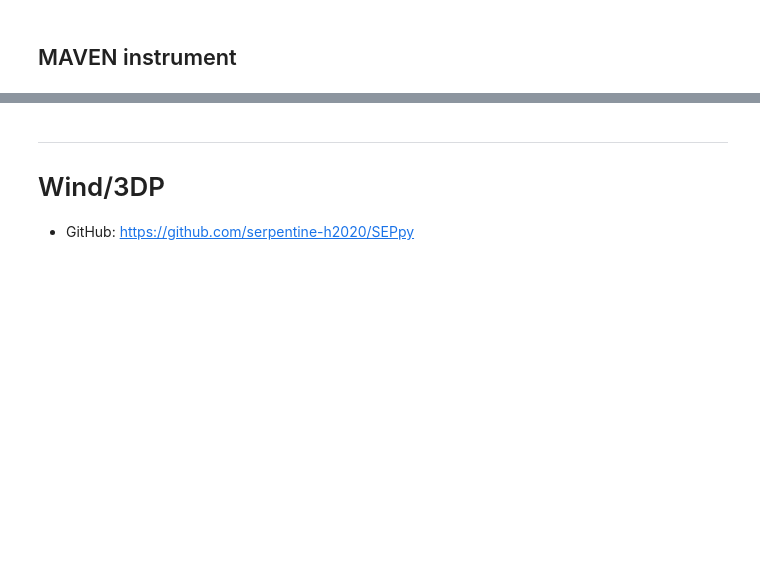
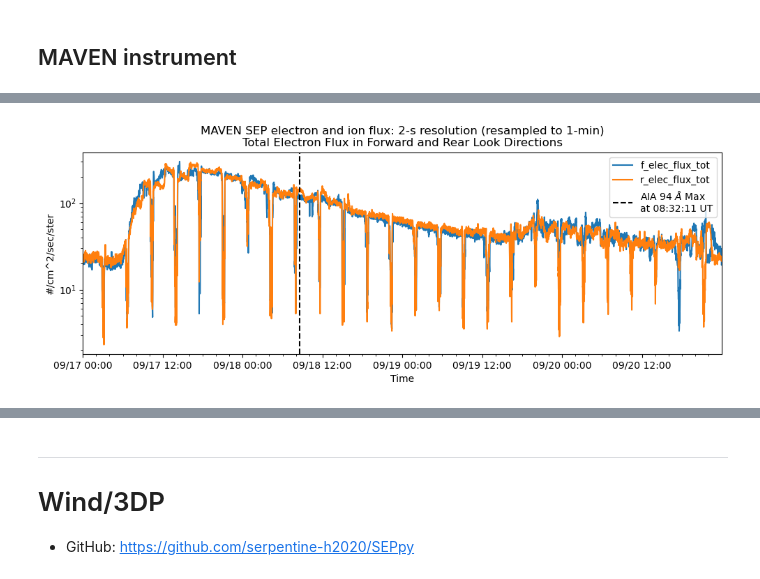
Before and after one commit to MohamedNedal/dias_work, a Jupyter notebook: particles.ipynb, the cells around one changed output, grey strips where cells are left out. Drawn from its saved outputs; the diff is of its cells as text; code cells hidden in the pictures; blank space fills up the shorter version.

```diff
--- a/particles.ipynb
+++ b/particles.ipynb
@@ -275,25 +306,35 @@ df_maven_r.set_index('time', inplace=True)
 df_maven_f = df_maven_f.resample('1min').mean()
 df_maven_r = df_maven_r.resample('1min').mean()
 # %%
-fig = plt.figure(figsize=[12,5])
+fig = plt.figure(figsize=[10,4])
 ax = fig.add_subplot(111)
 
-instrument = xarray_forward_maven.CDF['GATT']['TEXT']
+instrument = xarray_forward_maven.CDF['GATT']['TEXT'][0]
 # description_f = xarray_forward_maven.CDF['VATT']['CATDESC']
 # description_r = xarray_rear_maven.CDF['VATT']['CATDESC']
 cadence = round(np.nanmedian(np.diff(xarray_forward_maven.time[-10:])).item()/1e9)
 # fig.suptitle(f'{instrument}: {cadence}-s resolution (resampled to 1-min)\n{description_f} and {description_r}')
 ax.set_title(f'{instrument}: {cadence}-s resolution (resampled to 1-min)\nTotal Electron Flux in Forward and Rear Look Directions')
 
 ax.plot(df_maven_f.index, df_maven_f.data, label=xarray_forward_maven.CDF['VATT']['LABLAXIS'])
 ax.plot(df_maven_r.index, df_maven_r.data, label=xarray_rear_maven.CDF['VATT']['LABLAXIS'])
 
+aia94_max_int_time = pd.Timestamp('2021-09-18T08:32:11.12')
+line_t = aia94_max_int_time.time().strftime('%H:%M:%S')
+ax.axvline(x=aia94_max_int_time, color='k', linestyle='--', label=f'AIA 94 $\AA$ Max\nat {line_t} UT')
+
+ax.minorticks_on()
+ax.xaxis.set_minor_locator(AutoMinorLocator(n=6))
 ax.set_yscale('log')
 ax.set_xlabel('Time')
 ax.set_ylabel(xarray_forward_maven.CDF['VATT']['UNITS'])
-ax.legend(bbox_to_anchor=(1.02, 1), loc=2, borderaxespad=0)
+# ax.legend(bbox_to_anchor=(1.02, 1), loc=2, borderaxespad=0)
+ax.legend(loc='upper right')
 ax.xaxis_date()
 ax.xaxis.set_major_formatter(DateFormatter('%m/%d %H:%M'))
 ax.set_xlim(left=df_maven_f.index[0], right=df_maven_f.index[-1])
 fig.tight_layout()
+fig.savefig('/home/mnedal/data/png/maven_sep_20210918.png', format='png', dpi=300, bbox_inches='tight')
 plt.show()
+# %% [output]
+[figure, added]
```
Also changed, not shown: parts of 22 cells of this notebook, 13 other files.
